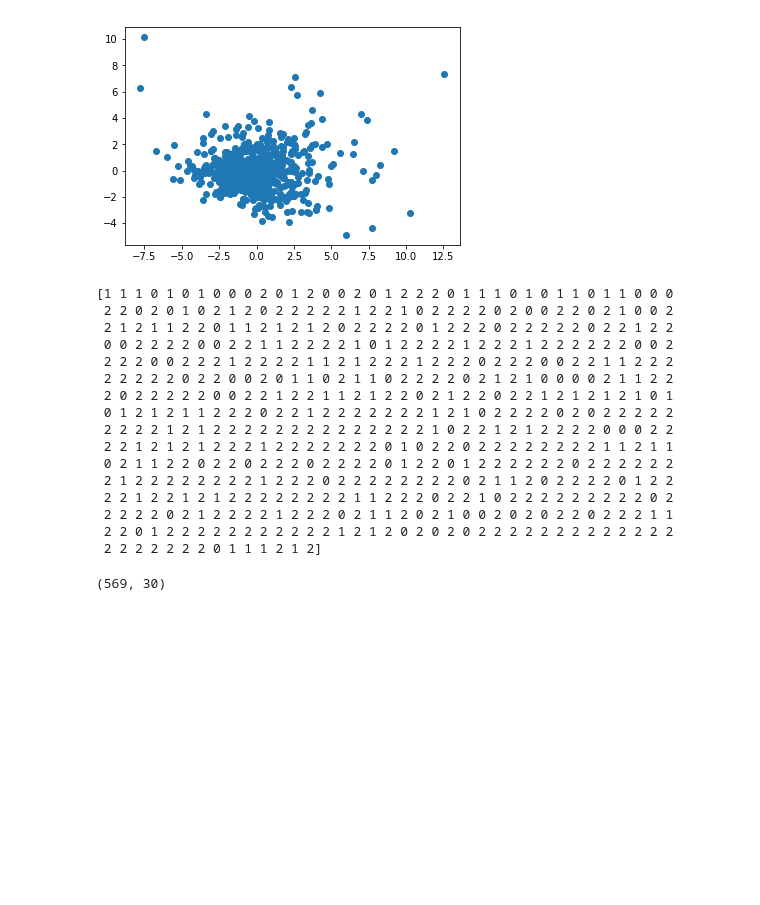
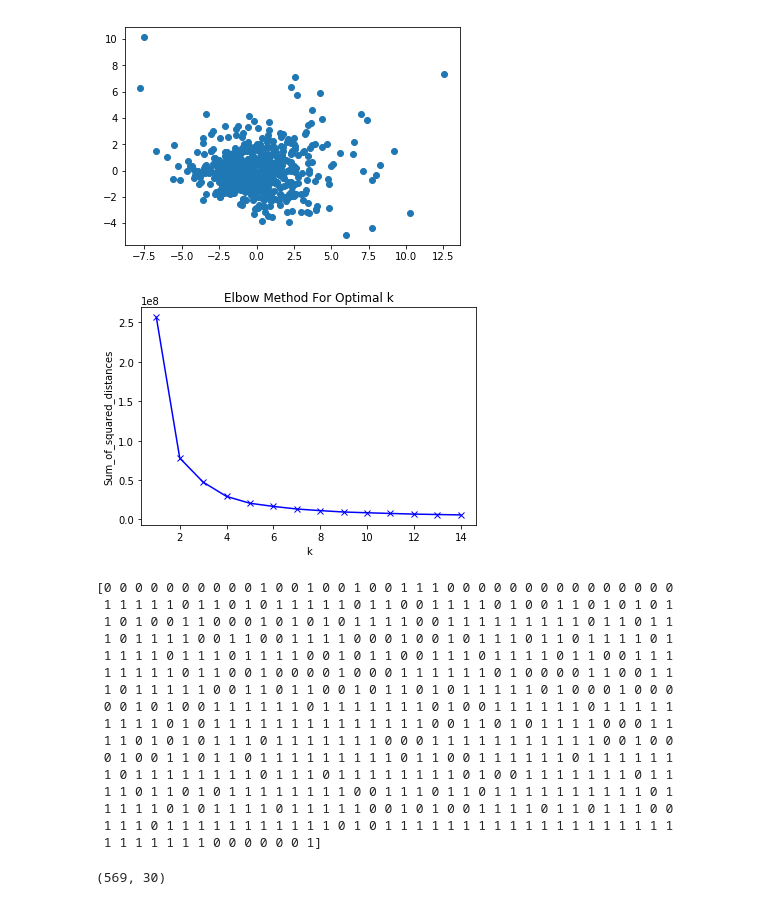
Before and after one commit to ocalzada/DS-Unit-1-Sprint-4-Linear-Algebra, a Jupyter notebook: module4-clustering/Cell_Clustering_Assignment.ipynb, the cells around one changed output. Drawn from its saved outputs; the diff is of its cells as text; code cells hidden in the pictures; blank space fills up the shorter version.

```diff
--- a/module4-clustering/Cell_Clustering_Assignment.ipynb
+++ b/module4-clustering/Cell_Clustering_Assignment.ipynb
@@ -161,30 +161,48 @@ plt.scatter(X,Y,Z);
 plt.scatter(Y,Z);
 # %% [output]
 [figure]
+# %%
+# determining how many clusters to include.
+sum_of_squared_distances = []
+K = range(1,15)
+for k in K:
+    km = KMeans(n_clusters=k)
+    km = km.fit(df.iloc[:,1:])
+    sum_of_squared_distances.append(km.inertia_)
+plt.plot(K, sum_of_squared_distances, 'bx-')
+plt.xlabel('k')
+plt.ylabel('Sum_of_squared_distances')
+plt.title('Elbow Method For Optimal k')
+plt.show()
+
+# Our elbow here at k=2, meaning that the ideal number of centroids or clusters is 2. 2 clusters makes sense
+# since this probably corresponds to presence of cancer or no cancer in this dataset.
+# %% [output]
+[figure, added]
 # %%
 from sklearn.cluster import KMeans
-kmeans = KMeans(n_clusters=3)
+kmeans = KMeans(n_clusters=2)
 kmeans.fit(P.T)
 labels = kmeans.labels_
 
 print(labels)
 # %% [output]
-[1 1 1 0 1 0 1 0 0 0 2 0 1 2 0 0 2 0 1 2 2 2 0 1 1 1 0 1 0 1 1 0 1 1 0 0 0
- 2 2 0 2 0 1 0 2 1 2 0 2 2 2 2 2 1 2 2 1 0 2 2 2 2 0 2 0 0 2 2 0 2 1 0 0 2
- 2 1 2 1 1 2 2 0 1 1 2 1 2 1 2 0 2 2 2 2 0 1 2 2 2 0 2 2 2 2 2 0 2 2 1 2 2
- 0 0 2 2 2 2 0 0 2 2 1 1 2 2 2 2 1 0 1 2 2 2 2 1 2 2 2 1 2 2 2 2 2 2 0 0 2
- 2 2 2 0 0 2 2 2 1 2 2 2 2 1 1 2 1 2 2 2 1 2 2 2 0 2 2 2 0 0 2 2 1 1 2 2 2
- 2 2 2 2 2 0 2 2 0 0 2 0 1 1 0 2 1 1 0 2 2 2 2 0 2 1 2 1 0 0 0 0 2 1 1 2 2
- 2 0 2 2 2 2 2 0 0 2 2 1 2 2 1 1 2 1 2 2 0 2 1 2 2 0 2 2 1 2 1 2 1 2 1 0 1
- 0 1 2 1 2 1 1 2 2 2 0 2 2 1 2 2 2 2 2 2 2 1 2 1 0 2 2 2 2 0 2 0 2 2 2 2 2
- 2 2 2 2 1 2 1 2 2 2 2 2 2 2 2 2 2 2 2 2 2 1 0 2 2 1 2 1 2 2 2 2 0 0 0 2 2
- 2 2 1 2 1 2 1 2 2 2 1 2 2 2 2 2 2 2 0 1 0 2 2 0 2 2 2 2 2 2 2 2 1 1 2 1 1
- 0 2 1 1 2 2 0 2 2 0 2 2 2 0 2 2 2 2 0 1 2 2 0 1 2 2 2 2 2 2 0 2 2 2 2 2 2
- 2 1 2 2 2 2 2 2 2 2 1 2 2 2 0 2 2 2 2 2 2 2 2 0 2 1 1 2 0 2 2 2 2 0 1 2 2
- 2 2 1 2 2 1 2 1 2 2 2 2 2 2 2 2 1 1 2 2 2 0 2 2 1 0 2 2 2 2 2 2 2 2 2 0 2
- 2 2 2 2 0 2 1 2 2 2 2 1 2 2 2 0 2 1 1 2 0 2 1 0 0 2 0 2 0 2 2 0 2 2 2 1 1
- 2 2 0 1 2 2 2 2 2 2 2 2 2 2 2 1 2 1 2 0 2 0 2 0 2 2 2 2 2 2 2 2 2 2 2 2 2
- 2 2 2 2 2 2 2 0 1 1 1 2 1 2]
+[0 0 0 0 0 0 0 0 0 0 1 0 0 1 0 0 1 0 0 1 1 1 0 0 0 0 0 0 0 0 0 0 0 0 0 0 0
+ 1 1 1 1 1 0 1 1 0 1 0 1 1 1 1 1 0 1 1 0 0 1 1 1 1 0 1 0 0 1 1 0 1 0 1 0 1
+ 1 0 1 0 0 1 1 0 0 0 1 0 1 0 1 0 1 1 1 1 0 0 1 1 1 1 1 1 1 1 1 0 1 1 0 1 1
+ 1 0 1 1 1 1 0 0 1 1 0 0 1 1 1 1 0 0 0 1 0 0 1 0 1 1 1 0 1 1 0 1 1 1 1 0 1
+ 1 1 1 1 0 1 1 1 0 1 1 1 1 0 0 1 0 1 1 0 0 1 1 1 0 1 1 1 1 0 1 1 0 0 1 1 1
+ 1 1 1 1 1 0 1 1 0 0 1 0 0 0 0 1 0 0 0 1 1 1 1 1 1 0 1 0 0 0 0 1 1 0 0 1 1
+ 1 0 1 1 1 1 1 0 0 1 1 0 1 1 0 0 1 0 1 1 0 1 0 1 1 1 1 1 0 1 0 0 0 1 0 0 0
+ 0 0 1 0 1 0 0 1 1 1 1 1 1 0 1 1 1 1 1 1 1 0 1 0 0 1 1 1 1 1 1 0 1 1 1 1 1
+ 1 1 1 1 0 1 0 1 1 1 1 1 1 1 1 1 1 1 1 1 1 0 0 1 1 0 1 0 1 1 1 1 0 0 0 1 1
+ 1 1 0 1 0 1 0 1 1 1 0 1 1 1 1 1 1 1 0 0 0 1 1 1 1 1 1 1 1 1 1 1 0 0 1 0 0
+ 0 1 0 0 1 1 0 1 1 0 1 1 1 1 1 1 1 1 1 0 1 1 0 0 1 1 1 1 1 1 0 1 1 1 1 1 1
+ 1 0 1 1 1 1 1 1 1 1 0 1 1 1 0 1 1 1 1 1 1 1 1 0 1 0 0 1 1 1 1 1 1 1 0 1 1
+ 1 1 0 1 1 0 1 0 1 1 1 1 1 1 1 1 0 0 1 1 1 0 1 1 0 1 1 1 1 1 1 1 1 1 1 0 1
+ 1 1 1 1 0 1 0 1 1 1 1 0 1 1 1 1 1 0 0 1 0 1 0 0 1 1 1 1 0 1 1 0 1 1 1 0 0
+ 1 1 1 0 1 1 1 1 1 1 1 1 1 1 1 0 1 0 1 1 1 1 1 1 1 1 1 1 1 1 1 1 1 1 1 1 1
+ 1 1 1 1 1 1 1 0 0 0 0 0 0 1]
 # %%
 # Add our new labels to the dataframe
 
```
